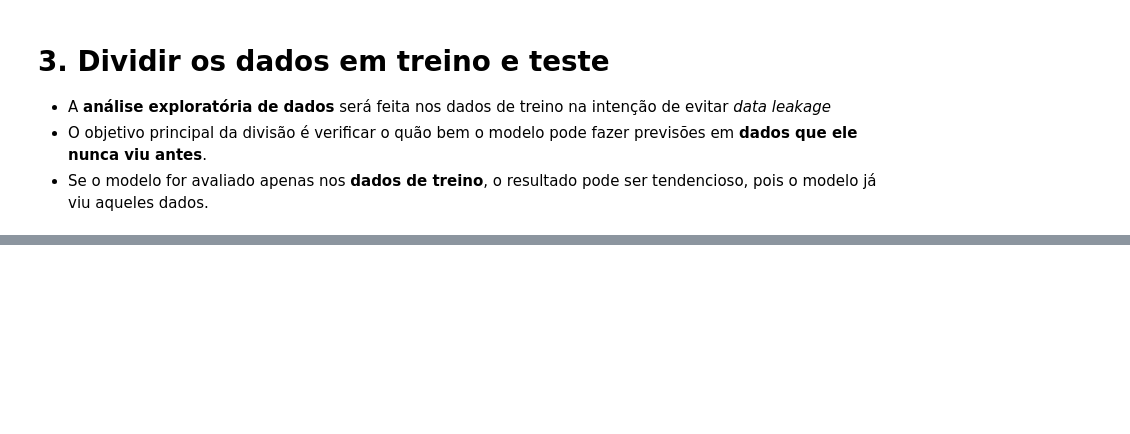
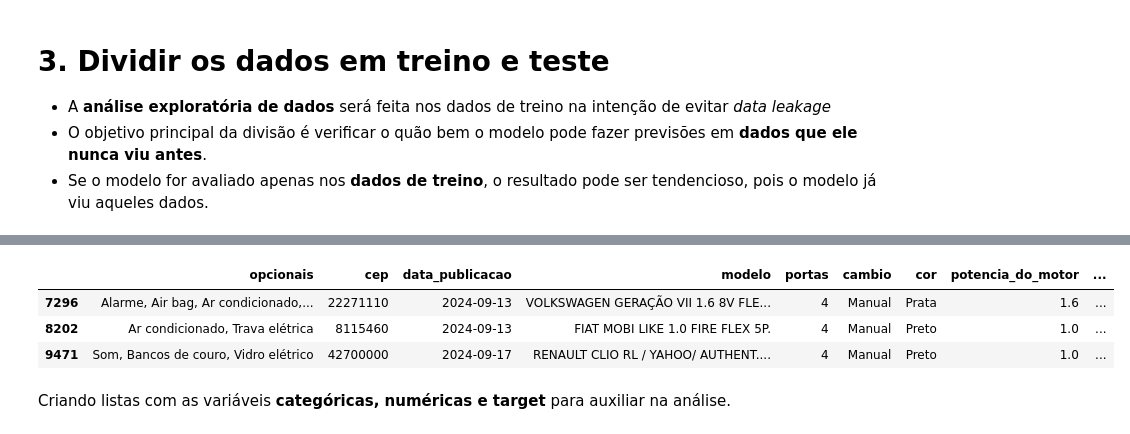
Before and after one commit to PatrickLeal/analise-carros-olx, a Jupyter notebook: notebooks/1. EDA.ipynb, the cells around one changed output, grey strips where cells are left out. Cells and saved outputs as stored; diff of their text form; code cells hidden in the pictures; blank space fills up the shorter version.

```diff
--- a/notebooks/1. EDA.ipynb
+++ b/notebooks/1. EDA.ipynb
@@ -238,0 +256,8 @@ Agora não há mais dados nulos e seus tipos estão corretos.
+# %%
+df_filtrado = df_cleaned.drop(columns=['imagem', 'perfil_carro', 'tempo_publicacao', 'cod_publicacao',
+                                       'titulo', 'descricao']).copy()
+df_filtrado = df_filtrado.drop_duplicates()
+X = df_filtrado.drop(columns=['preco_brl'])
+y = df_filtrado['preco_brl'].copy()
+
+X_train, X_test, y_train, y_test = train_test_split(X, y, test_size=0.3, random_state=42)
@@ -238,0 +280,10 @@ Agora não há mais dados nulos e seus tipos estão corretos.
+# %%
+train = pd.concat([X_train, y_train], axis=1)
+train.sample(3, random_state=42)
+# %% [output]
+|  | opcionais | cep | data_publicacao | modelo | portas | cambio | cor | potencia_do_motor | ... |
+| 7296 | Alarme, Air bag, Ar condicionado,... | 22271110 | 2024-09-13 | VOLKSWAGEN GERAÇÃO VII 1.6 8V FLE... | 4 | Manual | Prata | 1.6 | ... |
+| 8202 | Ar condicionado, Trava elétrica | 8115460 | 2024-09-13 | FIAT MOBI LIKE 1.0 FIRE FLEX 5P. | 4 | Manual | Preto | 1.0 | ... |
+| 9471 | Som, Bancos de couro, Vidro elétrico | 42700000 | 2024-09-17 | RENAULT CLIO RL / YAHOO/ AUTHENT.... | 4 | Manual | Preto | 1.0 | ... |
+# %% [markdown]
+Criando listas com as variáveis **categóricas, numéricas e target** para auxiliar na análise.
```
Also changed, not shown: parts of 11 cells of this notebook.
